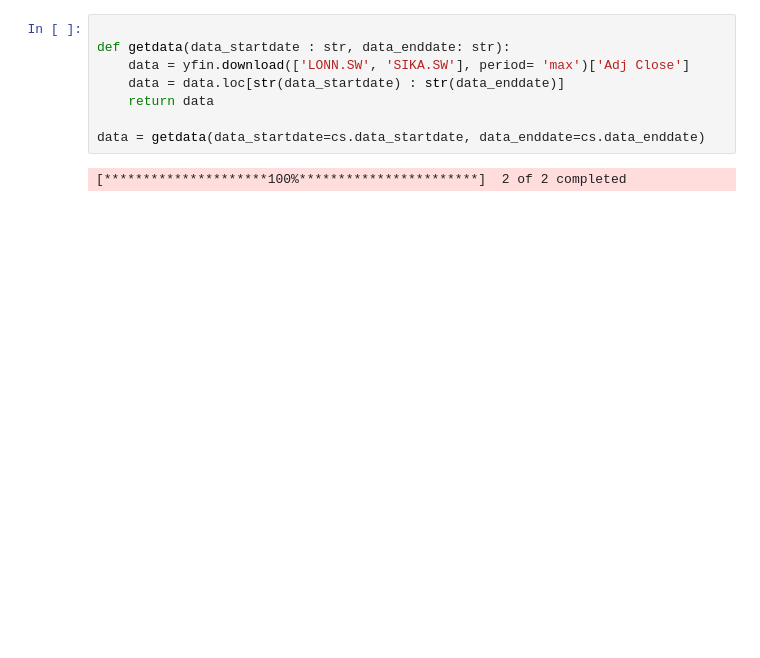
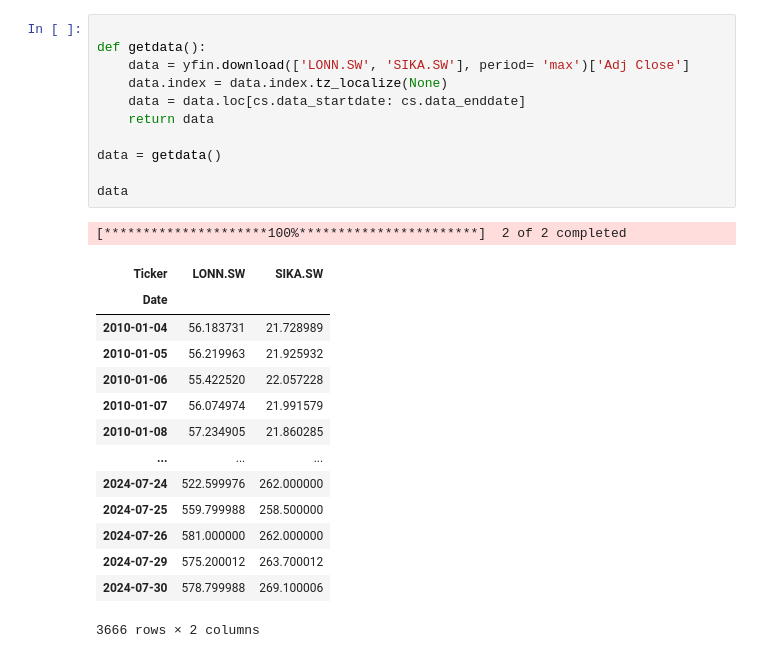
Before and after one commit to weiyuanoh/MH4518, a Jupyter notebook: WY/BlackSholes.ipynb, the cells around one changed output. Cells and saved outputs as stored; diff of their text form; blank space fills up the shorter version.

```diff
--- a/WY/BlackSholes.ipynb
+++ b/WY/BlackSholes.ipynb
@@ -11,10 +41,27 @@ import constants as cs
 # %%
 
-def getdata(data_startdate : str, data_enddate: str):
+def getdata():
     data = yfin.download(['LONN.SW', 'SIKA.SW'], period= 'max')['Adj Close']
-    data = data.loc[str(data_startdate) : str(data_enddate)]
+    data.index = data.index.tz_localize(None)
+    data = data.loc[cs.data_startdate: cs.data_enddate]
     return data
 
-data = getdata(data_startdate=cs.data_startdate, data_enddate=cs.data_enddate)
+data = getdata()
+
+data
 # %% [output]
 [*********************100%***********************]  2 of 2 completed
+| Ticker | LONN.SW | SIKA.SW |
+| Date |  |  |
+| 2010-01-04 | 56.183731 | 21.728989 |
+| 2010-01-05 | 56.219963 | 21.925932 |
+| 2010-01-06 | 55.422520 | 22.057228 |
+| 2010-01-07 | 56.074974 | 21.991579 |
+| 2010-01-08 | 57.234905 | 21.860285 |
+| ... | ... | ... |
+| 2024-07-24 | 522.599976 | 262.000000 |
+| 2024-07-25 | 559.799988 | 258.500000 |
+| 2024-07-26 | 581.000000 | 262.000000 |
+| 2024-07-29 | 575.200012 | 263.700012 |
+| 2024-07-30 | 578.799988 | 269.100006 |
+3666 rows × 2 columns
```
Also changed, not shown: parts of 8 cells of this notebook, 3 other files.
